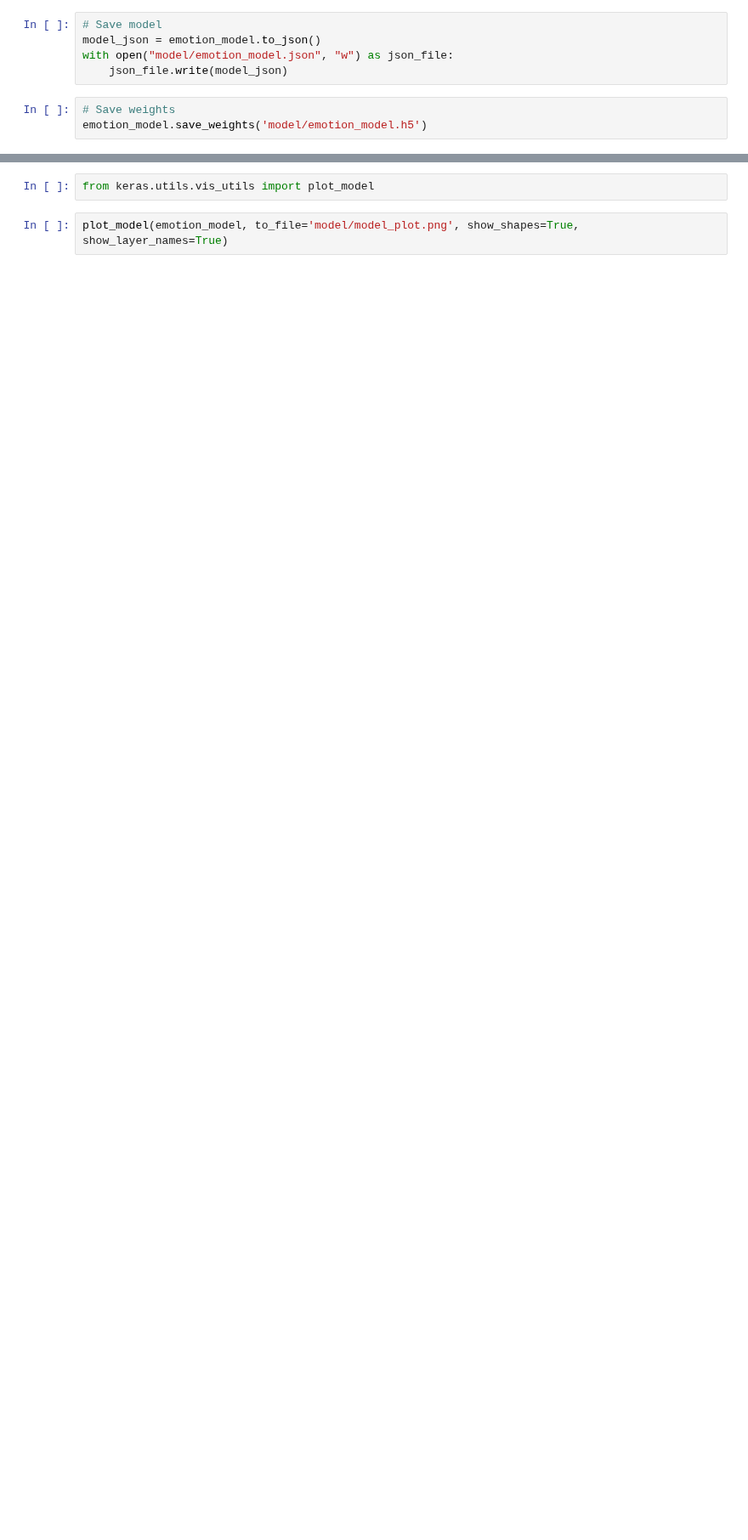
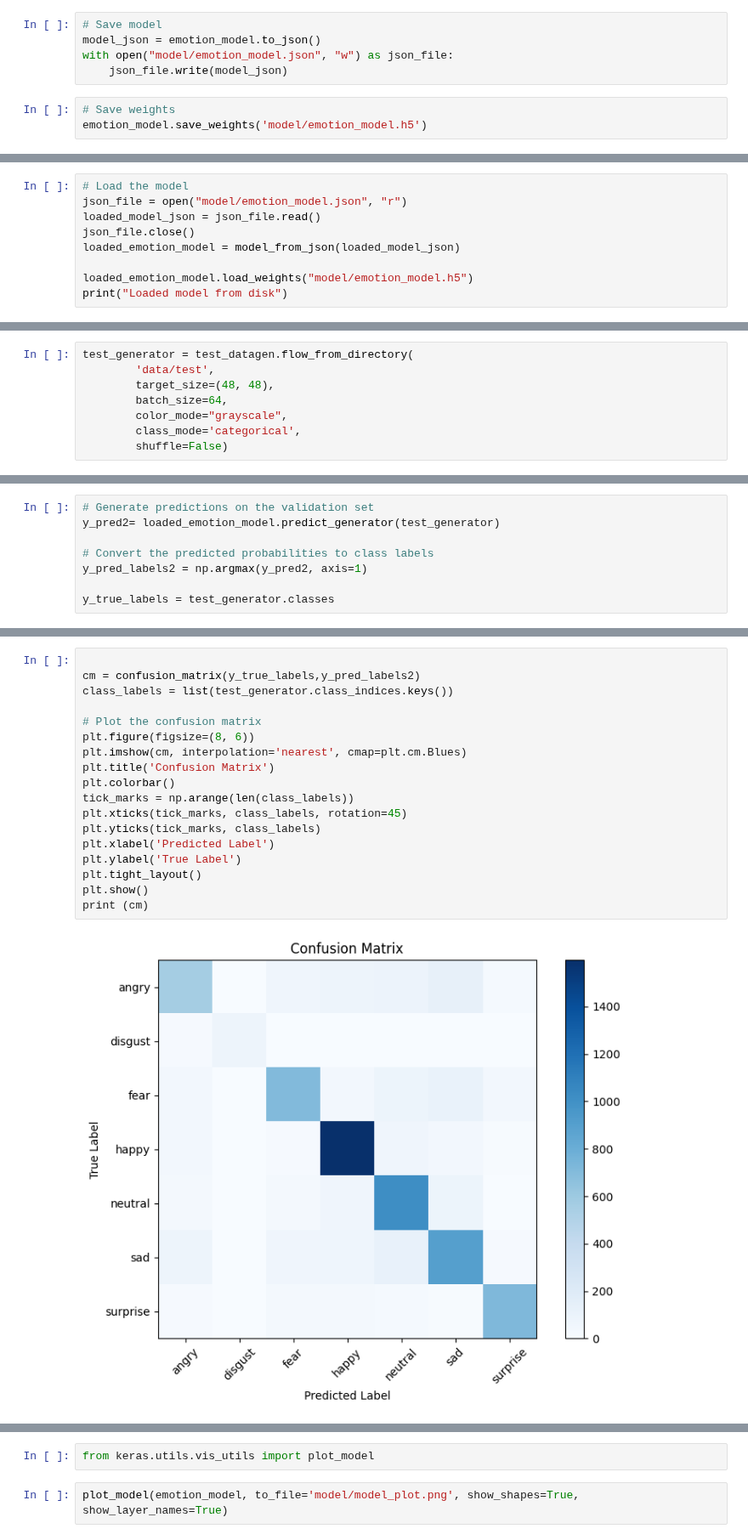
Before and after one commit to Abesekara-AWADTM/Facial-Expression-Detection, a Jupyter notebook: face_imotion_train.ipynb, the cells around one changed output, grey strips where cells are left out. Shown at 85% size. Drawn from its saved outputs; the diff is of its cells as text; blank space fills up the shorter version.

```diff
--- a/face_imotion_train.ipynb
+++ b/face_imotion_train.ipynb
@@ -124,0 +164,9 @@ emotion_model.save_weights('model/emotion_model.h5')
+# %%
+# Load the model
+json_file = open("model/emotion_model.json", "r")
+loaded_model_json = json_file.read()
+json_file.close()
+loaded_emotion_model = model_from_json(loaded_model_json)
+
+loaded_emotion_model.load_weights("model/emotion_model.h5")
+print("Loaded model from disk")
@@ -124,0 +175,8 @@ emotion_model.save_weights('model/emotion_model.h5')
+# %%
+test_generator = test_datagen.flow_from_directory(
+        'data/test',
+        target_size=(48, 48),
+        batch_size=64,
+        color_mode="grayscale",
+        class_mode='categorical',
+        shuffle=False)
@@ -124,0 +185,8 @@ emotion_model.save_weights('model/emotion_model.h5')
+# %%
+# Generate predictions on the validation set
+y_pred2= loaded_emotion_model.predict_generator(test_generator)
+
+# Convert the predicted probabilities to class labels
+y_pred_labels2 = np.argmax(y_pred2, axis=1)
+
+y_true_labels = test_generator.classes
@@ -124,0 +195,20 @@ emotion_model.save_weights('model/emotion_model.h5')
+# %%
+
+cm = confusion_matrix(y_true_labels,y_pred_labels2)
+class_labels = list(test_generator.class_indices.keys())
+
+# Plot the confusion matrix
+plt.figure(figsize=(8, 6))
+plt.imshow(cm, interpolation='nearest', cmap=plt.cm.Blues)
+plt.title('Confusion Matrix')
+plt.colorbar()
+tick_marks = np.arange(len(class_labels))
+plt.xticks(tick_marks, class_labels, rotation=45)
+plt.yticks(tick_marks, class_labels)
+plt.xlabel('Predicted Label')
+plt.ylabel('True Label')
+plt.tight_layout()
+plt.show()
+print (cm)
+# %% [output]
+[figure, added]
```
Also changed, not shown: parts of 19 cells of this notebook, 4 other files.
